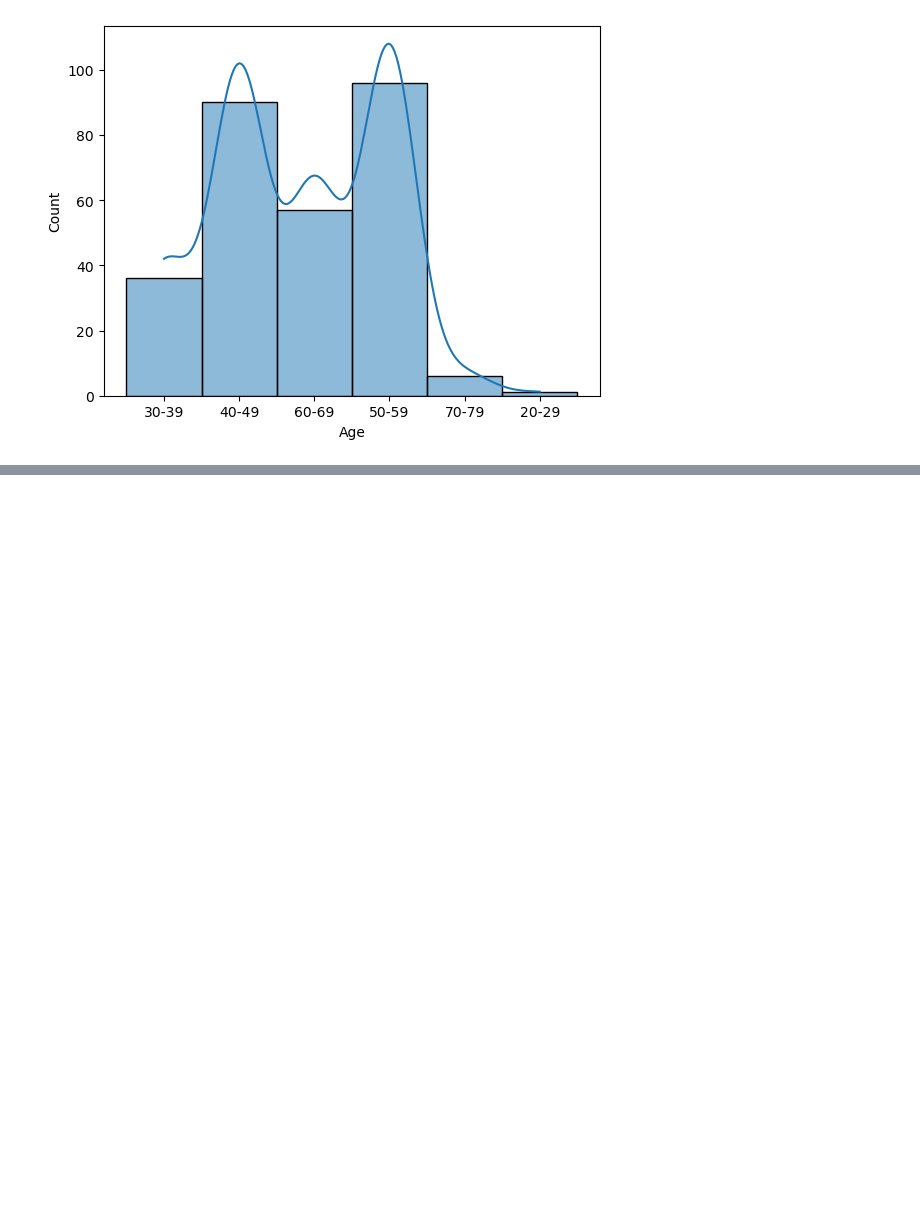
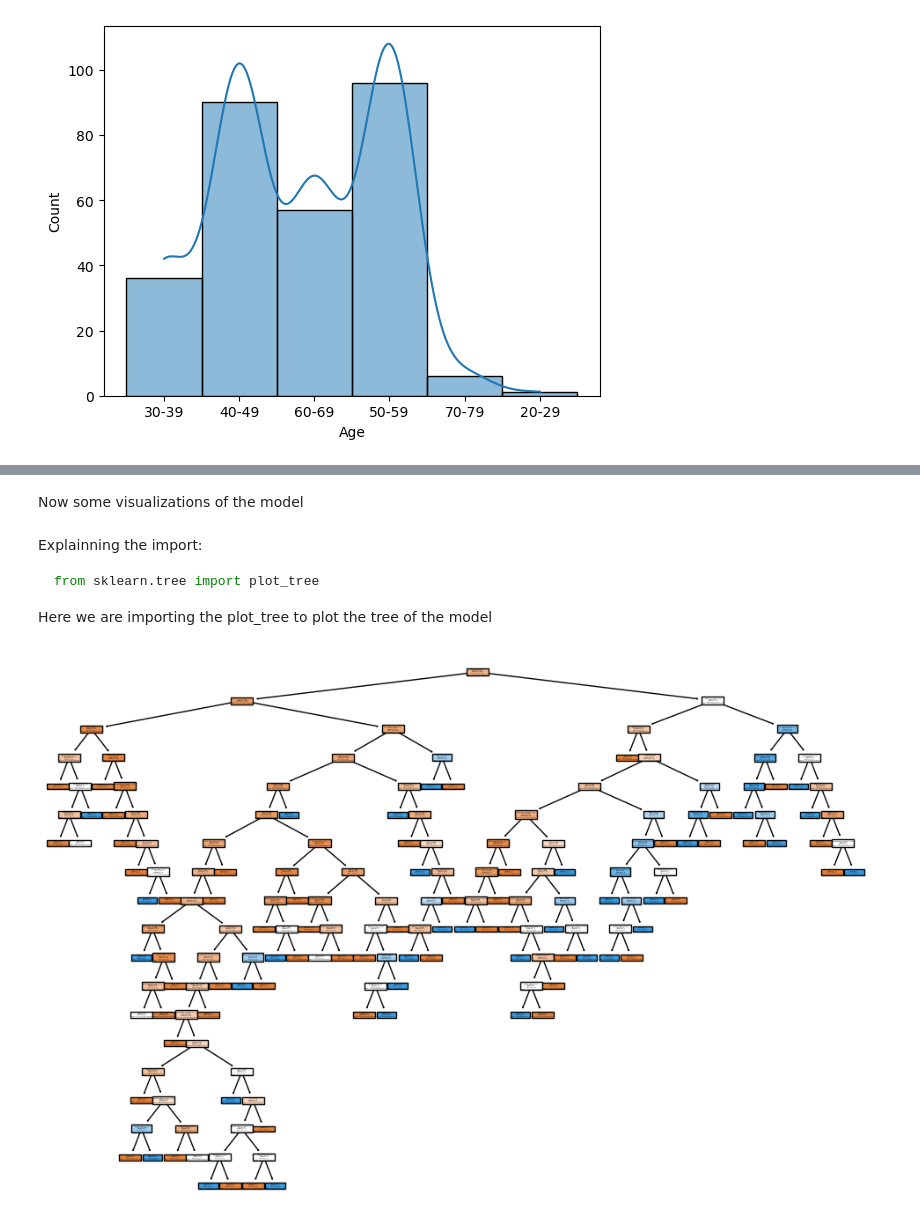
Before and after one commit to pcmoraesmenezes/Data-Set-Analyses, a Jupyter notebook: breast_cancer/breast_cancer.ipynb, the cells around one changed output, grey strips where cells are left out. Cells and saved outputs as stored; diff of their text form; code cells hidden in the pictures; blank space fills up the shorter version.

````diff
--- a/breast_cancer/breast_cancer.ipynb
+++ b/breast_cancer/breast_cancer.ipynb
@@ -161,0 +170,8 @@ plt.show()
+# %%
+df_encoded = pd.get_dummies(df, columns=['Menopause', 'Node-caps', 'Breast', 'Breast-quad', 'Irradiat'], drop_first=True)
+
+df_encoded['Tumor-size'] = df_encoded['Tumor-size'].str.split('-').apply(lambda x: (int(x[0]) + int(x[1])) / 2).astype(int)
+
+df_encoded['Inv-nodes'] = df_encoded['Inv-nodes'].str.split('-').apply(lambda x: (int(x[0]) + int(x[1])) / 2).astype(int)
+
+df_encoded['Age'] = df_encoded['Age'].str.split('-').str[0].astype(int)
@@ -161,0 +211,5 @@ plt.show()
+# %%
+X = df_encoded.drop('Class', axis=1)
+y = df['Class']
+
+X_train, X_test, y_train, y_test = train_test_split(X, y, test_size=0.2, random_state=42)
@@ -161,0 +231,6 @@ plt.show()
+# %%
+clf = DecisionTreeClassifier(random_state=42)
+
+clf.fit(X_train, y_train)
+
+y_pred = clf.predict(X_test)
@@ -161,0 +278,2 @@ plt.show()
+# %% [markdown]
+Now some visualizations of the model
@@ -161,0 +282,14 @@ plt.show()
+# %% [markdown]
+Explainning the import:
+
+```python
+from sklearn.tree import plot_tree
+```
+
+Here we are importing the plot_tree to plot the tree of the model
+# %%
+plt.figure(figsize=(12, 8))
+plot_tree(clf, filled=True, feature_names=list(X.columns), class_names=['no-recurrence-events', 'recurrence-events'])
+plt.show()
+# %% [output]
+[figure, added]
````
Also changed, not shown: parts of 33 cells of this notebook.
